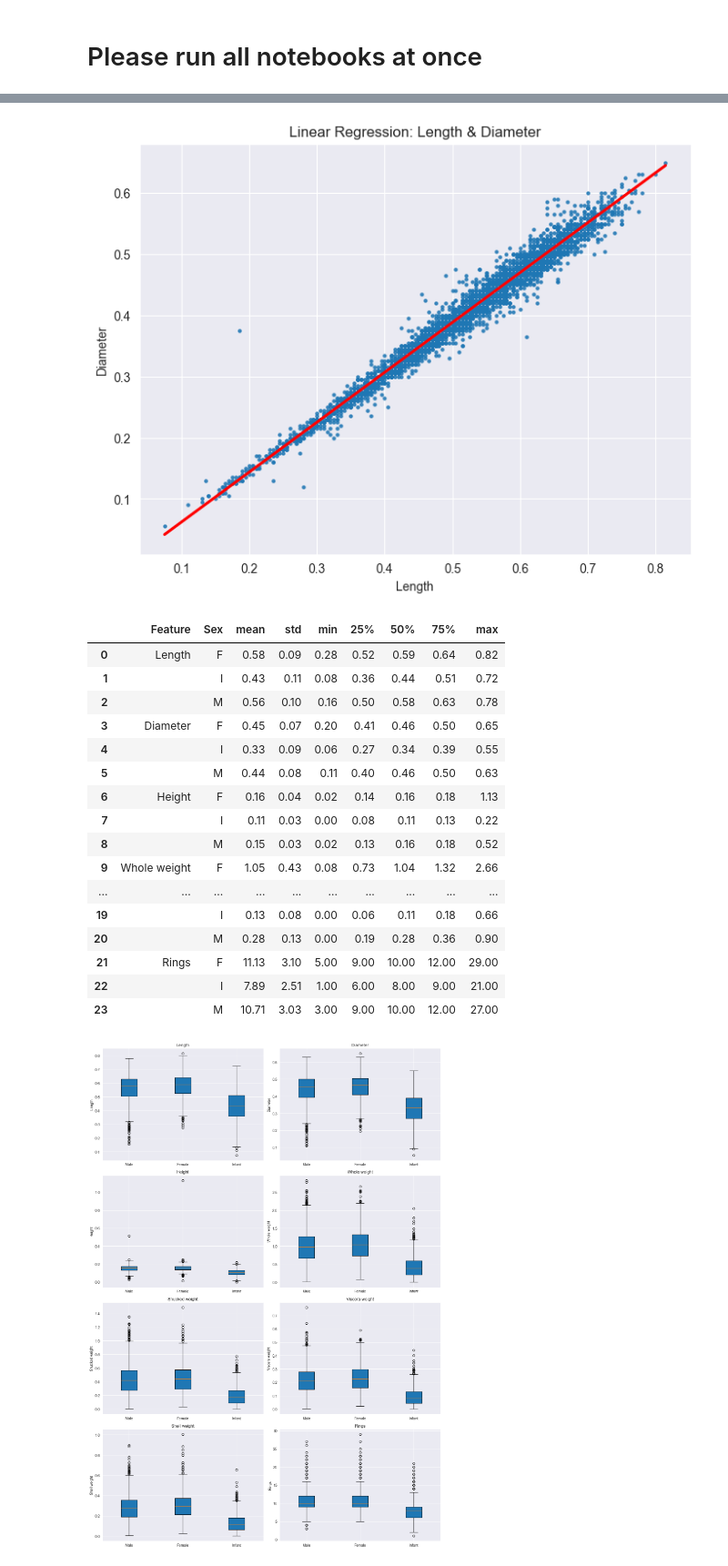
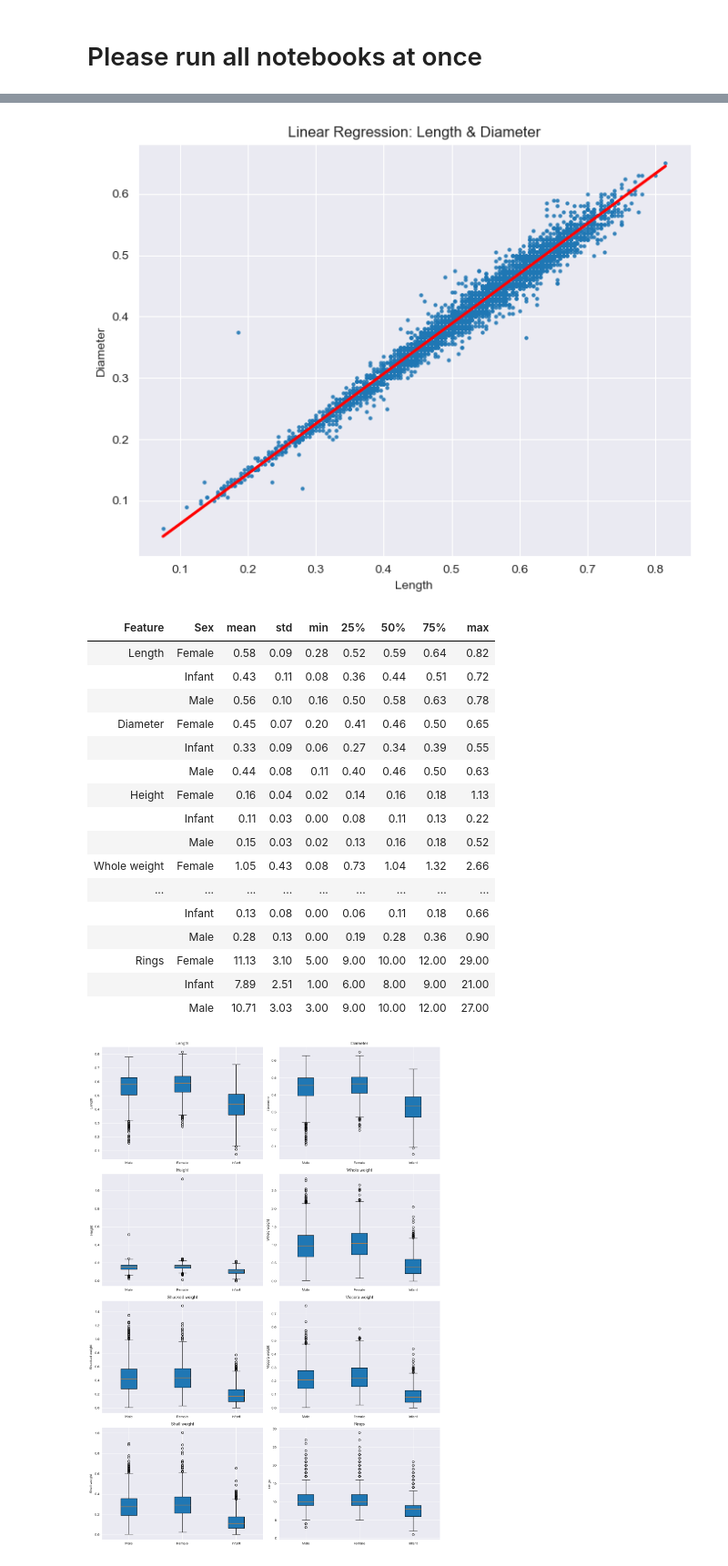
Before and after one commit to Pietras567/Python, a Jupyter notebook: Zadanie1/snails_analyze.ipynb, the cells around one changed output, grey strips where cells are left out. Shown at 91% size. Drawn from its saved outputs; the diff is of its cells as text; code cells hidden in the pictures.

```diff
--- a/Zadanie1/snails_analyze.ipynb
+++ b/Zadanie1/snails_analyze.ipynb
@@ -198,27 +200,27 @@ plt.show()
 # %%
 # Eight part - linear regression plot
 correlation_matrix_names = ['Length', 'Diameter', 'Height', 'Whole weight', 'Shucked weight', 'Viscera weight', 'Shell weight', 'Rings']
 
 most_correlated = correlation_matrix.unstack().sort_values()
 most_correlated = most_correlated[most_correlated != True].last_valid_index()
 
 v1, v2 = most_correlated
 #print(v1, v2)
 #print(correlation_matrix_names.index(v1))
 #print(correlation_matrix_names.index(v2))
 
-v1_data = data[columns_to_count[correlation_matrix_names.index(v1)]]
-v2_data = data[columns_to_count[correlation_matrix_names.index(v2)]]
+#v1_data = data[columns_to_count[correlation_matrix_names.index(v1)]]
+#v2_data = data[columns_to_count[correlation_matrix_names.index(v2)]]
 #print(columns_to_count[correlation_matrix_names.index(v2)].index())
 
 plt.figure(figsize=(8, 6))
-sns.regplot(x=v1_data, y=v2_data, data=data, scatter_kws={'s':5}, line_kws={'color':'red'})
+sns.regplot(x=columns_to_count[correlation_matrix_names.index(v1)], y=columns_to_count[correlation_matrix_names.index(v2)], data=data, scatter_kws={'s':5}, line_kws={'color':'red'})
 plt.title(f'Linear Regression: {v1} & {v2}')
 plt.xlabel(v1)
 plt.ylabel(v2)
 plt.show()
 # %% [output]
-[figure, old version]
+[figure, new version]
 # %%
 # First part for grade 5 - calculating statistics for the quantitative variables in the dataset diversity the sex
 
@@ -257,26 +259,29 @@ distributions['Feature'] = distributions['Feature'].map({
     'rings': 'Rings'
 })
 
+distributions['Sex'] = distributions['Sex'].map({'M': 'Male', 'F': 'Female', 'I': 'Infant'})
+
 distributions['Feature'] = distributions['Feature'].mask(distributions['Feature'].duplicated(), '')
-display(distributions)
+#display(distributions)
+HTML(distributions.to_html(index=False))
 # %% [output]
-|  | Feature | Sex | mean | std | min | 25% | 50% | 75% | max |
-| 0 | Length | F | 0.58 | 0.09 | 0.28 | 0.52 | 0.59 | 0.64 | 0.82 |
-| 1 |  | I | 0.43 | 0.11 | 0.08 | 0.36 | 0.44 | 0.51 | 0.72 |
-| 2 |  | M | 0.56 | 0.10 | 0.16 | 0.50 | 0.58 | 0.63 | 0.78 |
-| 3 | Diameter | F | 0.45 | 0.07 | 0.20 | 0.41 | 0.46 | 0.50 | 0.65 |
-| 4 |  | I | 0.33 | 0.09 | 0.06 | 0.27 | 0.34 | 0.39 | 0.55 |
-| 5 |  | M | 0.44 | 0.08 | 0.11 | 0.40 | 0.46 | 0.50 | 0.63 |
-| 6 | Height | F | 0.16 | 0.04 | 0.02 | 0.14 | 0.16 | 0.18 | 1.13 |
-| 7 |  | I | 0.11 | 0.03 | 0.00 | 0.08 | 0.11 | 0.13 | 0.22 |
-| 8 |  | M | 0.15 | 0.03 | 0.02 | 0.13 | 0.16 | 0.18 | 0.52 |
-| 9 | Whole weight | F | 1.05 | 0.43 | 0.08 | 0.73 | 1.04 | 1.32 | 2.66 |
-| ... | ... | ... | ... | ... | ... | ... | ... | ... | ... |
-| 19 |  | I | 0.13 | 0.08 | 0.00 | 0.06 | 0.11 | 0.18 | 0.66 |
-| 20 |  | M | 0.28 | 0.13 | 0.00 | 0.19 | 0.28 | 0.36 | 0.90 |
-| 21 | Rings | F | 11.13 | 3.10 | 5.00 | 9.00 | 10.00 | 12.00 | 29.00 |
-| 22 |  | I | 7.89 | 2.51 | 1.00 | 6.00 | 8.00 | 9.00 | 21.00 |
-| 23 |  | M | 10.71 | 3.03 | 3.00 | 9.00 | 10.00 | 12.00 | 27.00 |
+| Feature | Sex | mean | std | min | 25% | 50% | 75% | max |
+| Length | Female | 0.58 | 0.09 | 0.28 | 0.52 | 0.59 | 0.64 | 0.82 |
+|  | Infant | 0.43 | 0.11 | 0.08 | 0.36 | 0.44 | 0.51 | 0.72 |
+|  | Male | 0.56 | 0.10 | 0.16 | 0.50 | 0.58 | 0.63 | 0.78 |
+| Diameter | Female | 0.45 | 0.07 | 0.20 | 0.41 | 0.46 | 0.50 | 0.65 |
+|  | Infant | 0.33 | 0.09 | 0.06 | 0.27 | 0.34 | 0.39 | 0.55 |
+|  | Male | 0.44 | 0.08 | 0.11 | 0.40 | 0.46 | 0.50 | 0.63 |
+| Height | Female | 0.16 | 0.04 | 0.02 | 0.14 | 0.16 | 0.18 | 1.13 |
+|  | Infant | 0.11 | 0.03 | 0.00 | 0.08 | 0.11 | 0.13 | 0.22 |
+|  | Male | 0.15 | 0.03 | 0.02 | 0.13 | 0.16 | 0.18 | 0.52 |
+| Whole weight | Female | 1.05 | 0.43 | 0.08 | 0.73 | 1.04 | 1.32 | 2.66 |
+| ... | ... | ... | ... | ... | ... | ... | ... | ... |
+|  | Infant | 0.13 | 0.08 | 0.00 | 0.06 | 0.11 | 0.18 | 0.66 |
+|  | Male | 0.28 | 0.13 | 0.00 | 0.19 | 0.28 | 0.36 | 0.90 |
+| Rings | Female | 11.13 | 3.10 | 5.00 | 9.00 | 10.00 | 12.00 | 29.00 |
+|  | Infant | 7.89 | 2.51 | 1.00 | 6.00 | 8.00 | 9.00 | 21.00 |
+|  | Male | 10.71 | 3.03 | 3.00 | 9.00 | 10.00 | 12.00 | 27.00 |
 # %%
 # Second part for grade 5 - boxplots for the quantitative variables in the dataset diversity the sex
 
```
Also changed, not shown: parts of 7 cells of this notebook.
